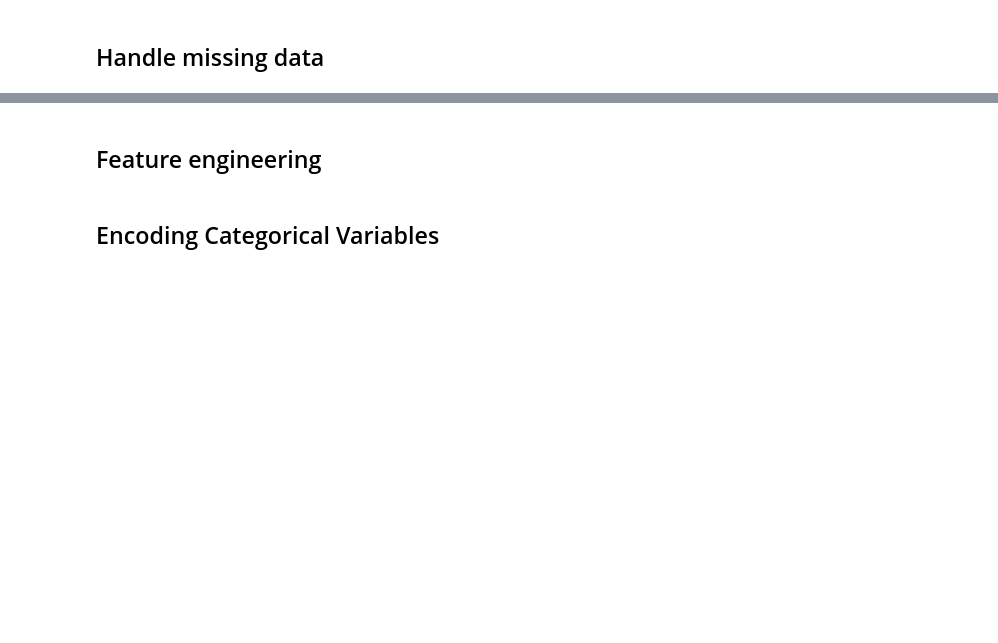
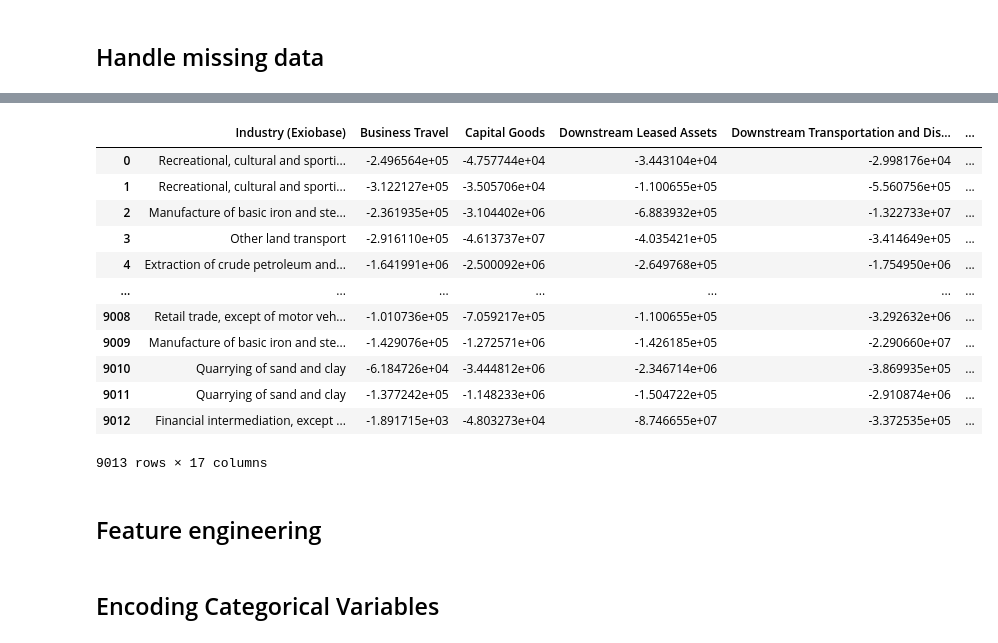
Before and after one commit to AdamPrzychodniPrivate/scope-3-emissions-prediction, a Jupyter notebook: notebooks/notebook.ipynb, the cells around one changed output, grey strips where cells are left out. Cells and saved outputs as stored; diff of their text form; code cells hidden in the pictures; blank space fills up the shorter version.

```diff
--- a/notebooks/notebook.ipynb
+++ b/notebooks/notebook.ipynb
@@ -73,3 +94,6 @@ def preprocess_scope3(scope3_data: pd.DataFrame, parameters: Dict) -> pd.DataFra
     return preprocessed_data
 # %%
 preprocessed_df = preprocess_scope3(df, features)
+# %%
+preprocessed_df
+# %% [output]
@@ -76,3 +101,16 @@ preprocessed_df = preprocess_scope3(df, features)
+|  | Industry (Exiobase) | Business Travel | Capital Goods | Downstream Leased Assets | Downstream Transportation and Dis... | ... |
+| 0 | Recreational, cultural and sporti... | -2.496564e+05 | -4.757744e+04 | -3.443104e+04 | -2.998176e+04 | ... |
+| 1 | Recreational, cultural and sporti... | -3.122127e+05 | -3.505706e+04 | -1.100655e+05 | -5.560756e+05 | ... |
+| 2 | Manufacture of basic iron and ste... | -2.361935e+05 | -3.104402e+06 | -6.883932e+05 | -1.322733e+07 | ... |
+| 3 | Other land transport | -2.916110e+05 | -4.613737e+07 | -4.035421e+05 | -3.414649e+05 | ... |
+| 4 | Extraction of crude petroleum and... | -1.641991e+06 | -2.500092e+06 | -2.649768e+05 | -1.754950e+06 | ... |
+| ... | ... | ... | ... | ... | ... | ... |
+| 9008 | Retail trade, except of motor veh... | -1.010736e+05 | -7.059217e+05 | -1.100655e+05 | -3.292632e+06 | ... |
+| 9009 | Manufacture of basic iron and ste... | -1.429076e+05 | -1.272571e+06 | -1.426185e+05 | -2.290660e+07 | ... |
+| 9010 | Quarrying of sand and clay | -6.184726e+04 | -3.444812e+06 | -2.346714e+06 | -3.869935e+05 | ... |
+| 9011 | Quarrying of sand and clay | -1.377242e+05 | -1.148233e+06 | -1.504722e+05 | -2.910874e+06 | ... |
+| 9012 | Financial intermediation, except ... | -1.891715e+03 | -4.803273e+04 | -8.746655e+07 | -3.372535e+05 | ... |
+9013 rows × 17 columns
 # %% [markdown]
 ## Feature engineering
 # %%
```
Also changed, not shown: parts of 15 cells of this notebook, 2 other files.
